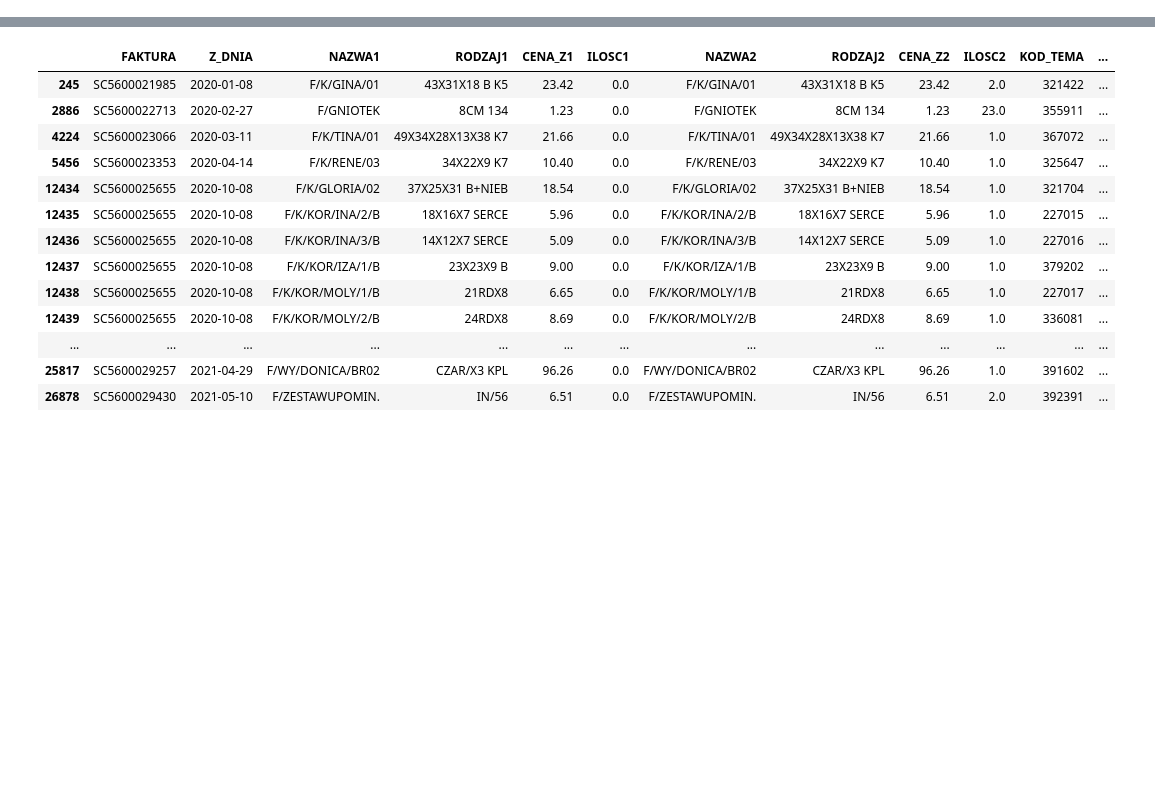
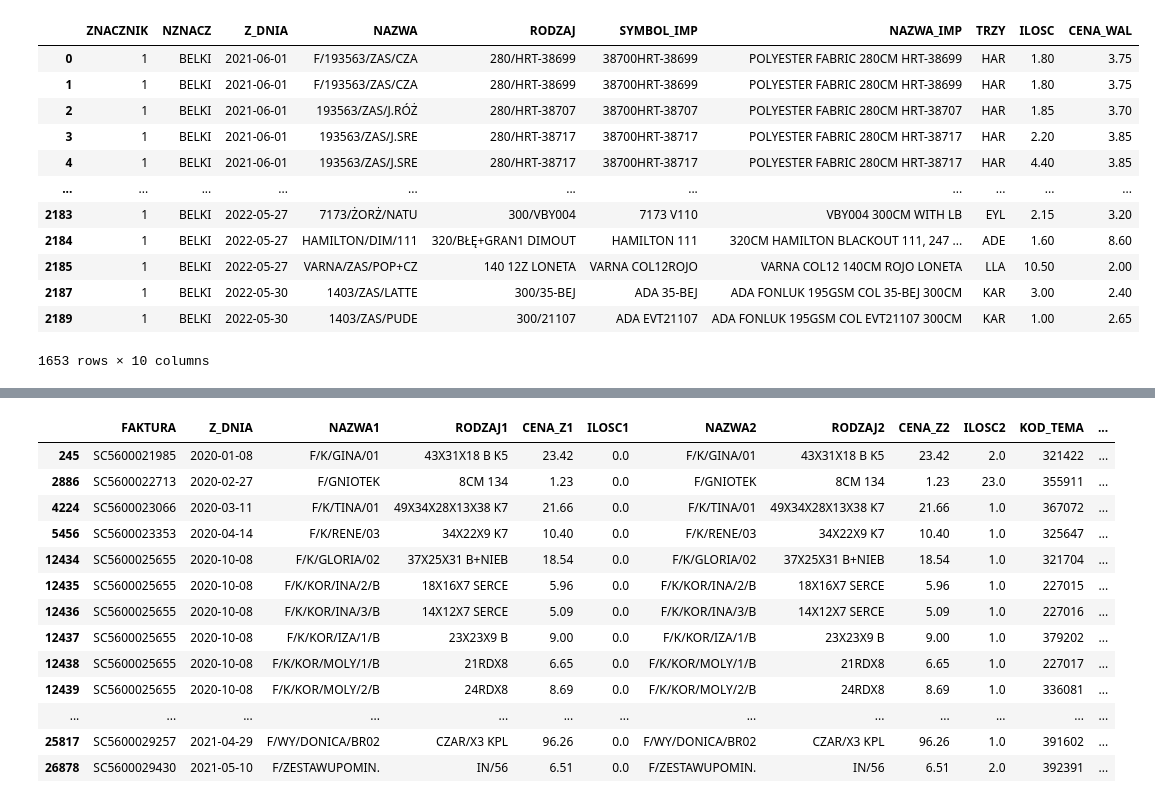
Before and after one commit to plggrzybuch/reklamacje, a Jupyter notebook: raport_felery.ipynb, the cells around one changed output, grey strips where cells are left out. Saved outputs shown, nothing was run; the diff lists cells and outputs as text; code cells hidden in the pictures; blank space fills up the shorter version.

Commit message:
10.08 - oddane
raport bierze wiersze z F/ i dopisuje nazwy bez F/ tam gdzie się to da zrobić wprost

```diff
--- a/raport_felery.ipynb
+++ b/raport_felery.ipynb
@@ -72,7 +82,7 @@ def func_filtr_feler2(df, name_col):
     df_tmp_f['NOWA_NAZWA']=''
     df_tmp_f['NOWA_RODZAJ']=''
     df_tmp_f['NOWA_KOD_TEMA']=''
-    for name, rodzaj, ind in zip(df_tmp_f['name_tmp'], df_tmp_f['RODZAJ1'], df_tmp_f.index):
+    for name, rodzaj, ind in tqdm(zip(df_tmp_f['name_tmp'], df_tmp_f['RODZAJ1'], df_tmp_f.index)):
         if df.loc[df[name_col].str.contains(name)].loc[df['RODZAJ1']==rodzaj].empty:
             continue
         else:
@@ -82,8 +92,19 @@ def func_filtr_feler2(df, name_col):
             # df.loc[df.loc[df[name_col].str.contains(name)].loc[df['RODZAJ1']==rodzaj].index, 'czy_jest_taki_felere']='tak'
             # df_tmp_f.loc[ind, 'czy_dodany']='tak'
 
-    df=df.loc[df['czy_jest_taki_felere']=='tak']
-    display(len(df))
-    df=df.append(df_tmp_f.loc[df_tmp_f['czy_dodany']=='nie'], ignore_index=True)
+    # df=df.loc[df['czy_jest_taki_felere']=='tak']
+    # display(len(df))
+    # df=df.append(df_tmp_f.loc[df_tmp_f['czy_dodany']=='nie'], ignore_index=True)
     return df_tmp_f.reset_index().drop('index', axis=1)
+# %%
+def func_raport(df, df_slownik, df_slownik_znacznik):
+    df=df.merge(df_slownik_znacznik, how='left', on='ZNACZNIK')
+    df=df.rename(columns={'NOWA_NAZWA':'NAZWA',
+                          'NOWA_RODZAJ':'RODZAJ',
+                          'ILOSC2':'ILOSC'})
+    for i in tqdm(df.index):
+        if df.loc[i,'NAZWA']=='':
+            df.loc[i,'NAZWA']=df.loc[i,'NAZWA1']
+            df.loc[i,'RODZAJ']=df.loc[i,'RODZAJ1']
+    return df[['ZNACZNIK','NZNACZ','Z_DNIA','NAZWA','RODZAJ','SYMBOL_IMP','NAZWA_IMP', 'TRZY', 'ILOSC', 'CENA_WAL']]
 # %%
@@ -103,7 +125,7 @@ df_test=df_test.loc[df_test['ZNACZNIK']==19]
 df_test['name_with_f']=df_test['NAZWA'].apply(lambda x: x if x[:2]=='F/' else 'F/'+x)
 df_test['name_without_f']=df_test['NAZWA'].apply(lambda x: x[2:] if x[:2]=='F/' else x)
 # %%
-df=func_read_data('raport_felery/test_f56')
+df=func_read_data('raport_felery/f56szac_21_06_22_06')
 df['CENA_Z1']=func_str_to_float(df['CENA_Z1'])
 df['CENA_Z2']=func_str_to_float(df['CENA_Z2'])
 df['ILOSC1']=func_str_to_float(df['ILOSC1'])
@@ -112,7 +134,17 @@ df['CENA_WAL']=func_str_to_float(df['CENA_WAL'])
 df['CENA']=func_str_to_float(df['CENA'])
 df=func_add_time(df)
 df=func_correct_name(df, 'NAZWA1')
-df=df.loc[df['ZNACZNIK']==19]
+
+df_belki=func_read_data('raport_felery/f60szac_21_06_22_06')
+df_belki['CENA_Z1']=func_str_to_float(df_belki['CENA_Z1'])
+df_belki['CENA_Z2']=func_str_to_float(df_belki['CENA_Z2'])
+df_belki['ILOSC1']=func_str_to_float(df_belki['ILOSC1'])
+df_belki['ILOSC2']=func_str_to_float(df_belki['ILOSC2'])
+df_belki['CENA_WAL']=func_str_to_float(df_belki['CENA_WAL'])
+df_belki['CENA']=func_str_to_float(df_belki['CENA'])
+df_belki=func_add_time(df_belki)
+df_belki=func_correct_name(df_belki, 'NAZWA1')
+#df=df.loc[df['ZNACZNIK']==19]
 # %%
 _=func_filtr_feler2(df, 'NAZWA1')
 # %% [output]
@@ -120,0 +173,3 @@ _=func_filtr_feler2(df, 'NAZWA1')
+# %%
+_belki=func_filtr_feler2(df_belki, 'NAZWA1')
+df_raport_belki=func_raport(_belki, df_slownik, df_slownik_znacznik)
@@ -120,0 +198,16 @@ _=func_filtr_feler2(df, 'NAZWA1')
+# %%
+df_raport_belki.loc[df_raport_belki['ILOSC']>0]
+# %% [output]
+|  | ZNACZNIK | NZNACZ | Z_DNIA | NAZWA | RODZAJ | SYMBOL_IMP | NAZWA_IMP | TRZY | ILOSC | CENA_WAL |
+| 0 | 1 | BELKI | 2021-06-01 | F/193563/ZAS/CZA | 280/HRT-38699 | 38700HRT-38699 | POLYESTER FABRIC 280CM HRT-38699 | HAR | 1.80 | 3.75 |
+| 1 | 1 | BELKI | 2021-06-01 | F/193563/ZAS/CZA | 280/HRT-38699 | 38700HRT-38699 | POLYESTER FABRIC 280CM HRT-38699 | HAR | 1.80 | 3.75 |
+| 2 | 1 | BELKI | 2021-06-01 | 193563/ZAS/J.RÓŻ | 280/HRT-38707 | 38700HRT-38707 | POLYESTER FABRIC 280CM HRT-38707 | HAR | 1.85 | 3.70 |
+| 3 | 1 | BELKI | 2021-06-01 | 193563/ZAS/J.SRE | 280/HRT-38717 | 38700HRT-38717 | POLYESTER FABRIC 280CM HRT-38717 | HAR | 2.20 | 3.85 |
+| 4 | 1 | BELKI | 2021-06-01 | 193563/ZAS/J.SRE | 280/HRT-38717 | 38700HRT-38717 | POLYESTER FABRIC 280CM HRT-38717 | HAR | 4.40 | 3.85 |
+| ... | ... | ... | ... | ... | ... | ... | ... | ... | ... | ... |
+| 2183 | 1 | BELKI | 2022-05-27 | 7173/ŻORŻ/NATU | 300/VBY004 | 7173 V110 | VBY004 300CM WITH LB | EYL | 2.15 | 3.20 |
+| 2184 | 1 | BELKI | 2022-05-27 | HAMILTON/DIM/111 | 320/BŁĘ+GRAN1 DIMOUT | HAMILTON 111 | 320CM HAMILTON BLACKOUT 111, 247 ... | ADE | 1.60 | 8.60 |
+| 2185 | 1 | BELKI | 2022-05-27 | VARNA/ZAS/POP+CZ | 140 12Z LONETA | VARNA COL12ROJO | VARNA COL12 140CM ROJO LONETA | LLA | 10.50 | 2.00 |
+| 2187 | 1 | BELKI | 2022-05-30 | 1403/ZAS/LATTE | 300/35-BEJ | ADA 35-BEJ | ADA FONLUK 195GSM COL 35-BEJ 300CM | KAR | 3.00 | 2.40 |
+| 2189 | 1 | BELKI | 2022-05-30 | 1403/ZAS/PUDE | 300/21107 | ADA EVT21107 | ADA FONLUK 195GSM COL EVT21107 300CM | KAR | 1.00 | 2.65 |
+1653 rows × 10 columns
```
Also changed, not shown: parts of 17 cells of this notebook.
